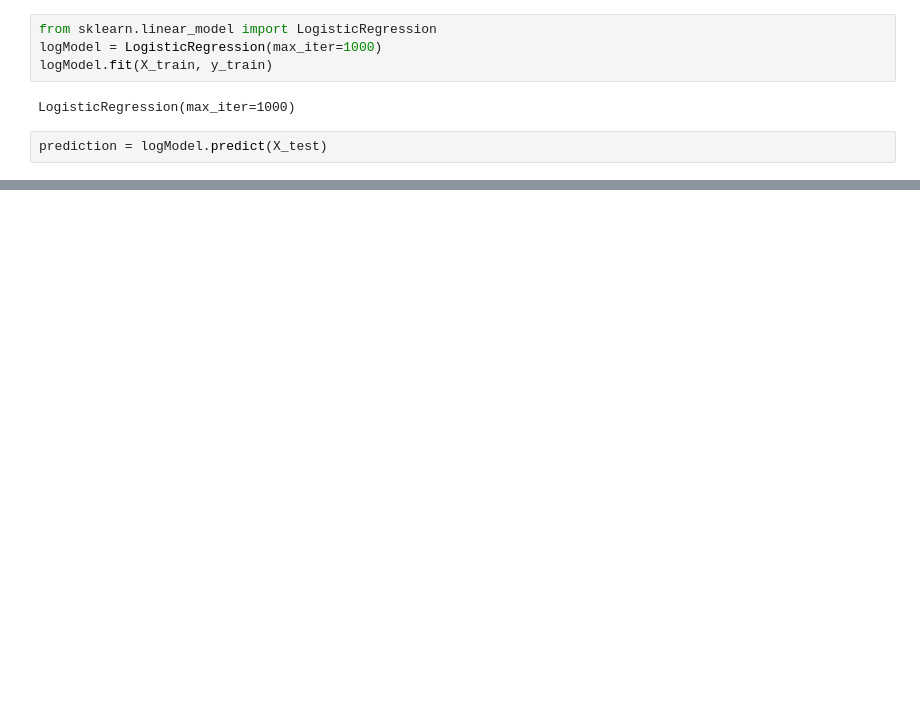
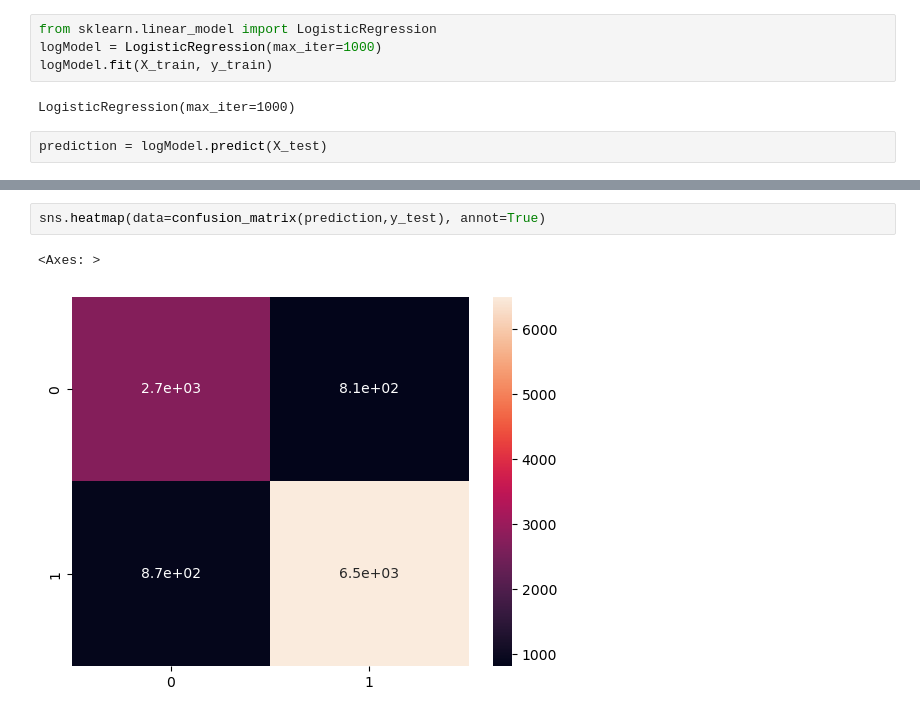
Before and after one commit to andytan0051/Data-Science-Projects, a Jupyter notebook: Hotel Reservation Cancellation Prediction/Hotel Reservation Cancellation Predictions.ipynb, the cells around one changed output, grey strips where cells are left out. Drawn from its saved outputs; the diff is of its cells as text; blank space fills up the shorter version.

```diff
--- a/Hotel Reservation Cancellation Prediction/Hotel Reservation Cancellation Predictions.ipynb
+++ b/Hotel Reservation Cancellation Prediction/Hotel Reservation Cancellation Predictions.ipynb
@@ -404,0 +467,5 @@ sns.heatmap(data=confusion_matrix(prediction,y_test), annot=True)
+# %%
+sns.heatmap(data=confusion_matrix(prediction,y_test), annot=True)
+# %% [output]
+<Axes: >
+[figure, added]
```
Also changed, not shown: parts of 23 cells of this notebook.
